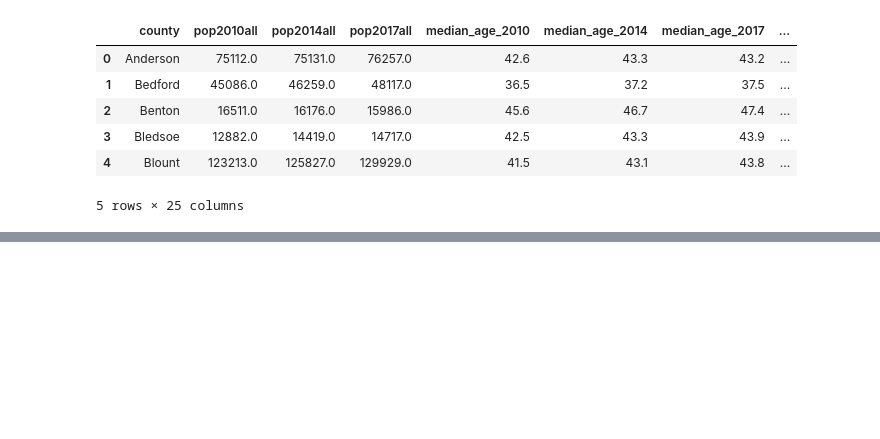
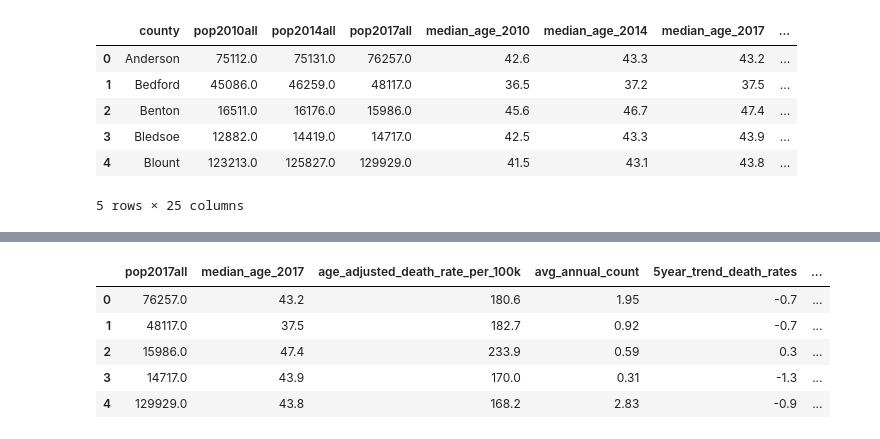
Before and after one commit to awillet/vanderbilt-aspire-data-essentials, a Jupyter notebook: alaina_pct_over_50.ipynb, the cells around one changed output, grey strips where cells are left out. Cells and saved outputs as stored; diff of their text form; code cells hidden in the pictures; blank space fills up the shorter version.

```diff
--- a/alaina_pct_over_50.ipynb
+++ b/alaina_pct_over_50.ipynb
@@ -467,0 +485,12 @@ plt.show()
+# %%
+pop_and_cancer.drop(columns = ['county'], inplace = True)
+# %%
+pop_and_cancer_recent_trend = pd.get_dummies(pop_and_cancer)
+pop_and_cancer_recent_trend.head()
+# %% [output]
+|  | pop2017all | median_age_2017 | age_adjusted_death_rate_per_100k | avg_annual_count | 5year_trend_death_rates | ... |
+| 0 | 76257.0 | 43.2 | 180.6 | 1.95 | -0.7 | ... |
+| 1 | 48117.0 | 37.5 | 182.7 | 0.92 | -0.7 | ... |
+| 2 | 15986.0 | 47.4 | 233.9 | 0.59 | 0.3 | ... |
+| 3 | 14717.0 | 43.9 | 170.0 | 0.31 | -1.3 | ... |
+| 4 | 129929.0 | 43.8 | 168.2 | 2.83 | -0.9 | ... |
```
Also changed, not shown: parts of 45 cells of this notebook.
